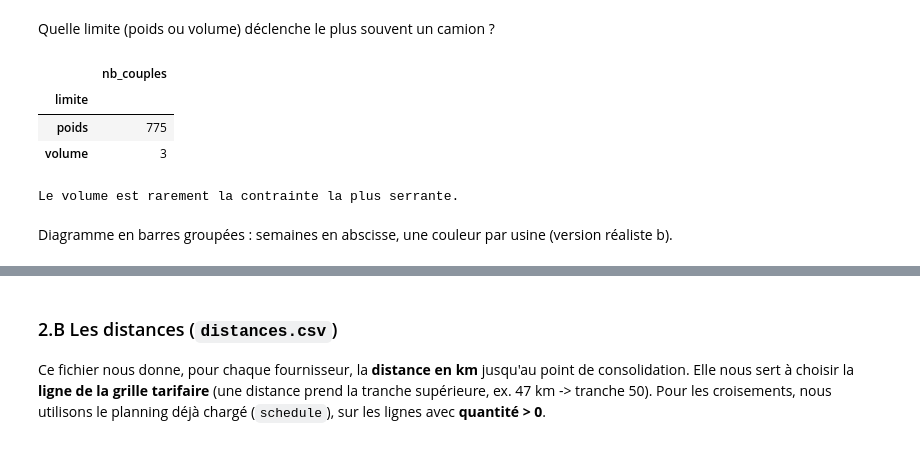
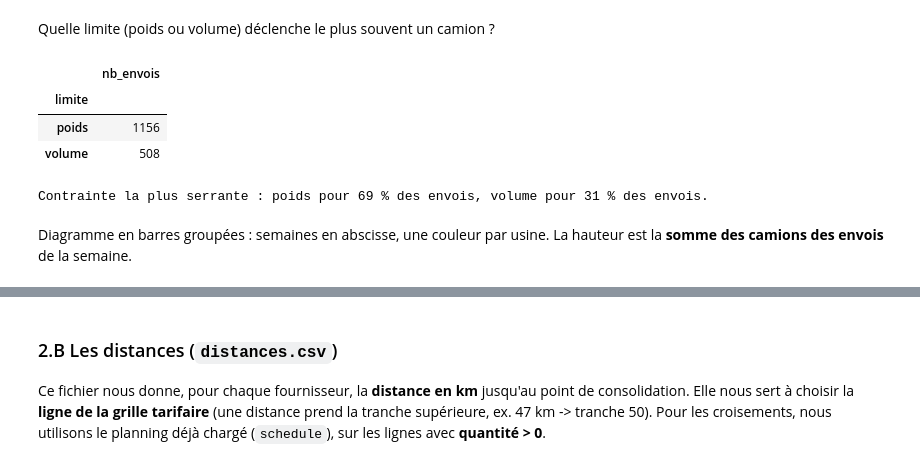
Before and after one commit to FlorentinBIAOU/Projet-IA, a Jupyter notebook: notebooks/milestone1.ipynb, the cells around one changed output, grey strips where cells are left out. Cells and saved outputs as stored; diff of their text form; code cells hidden in the pictures.

```diff
--- a/notebooks/milestone1.ipynb
+++ b/notebooks/milestone1.ipynb
@@ -913,12 +915,21 @@ Nous ne gardons que les vrais besoins (quantité > 0) et nous mettons à 0 les p
 # %%
-# Notre base de travail pour les camions : uniquement les vrais besoins (quantite > 0).
-# Les poids/volumes manquants sont mis a 0 (choix H4), pour pouvoir additionner sans inventer.
+# Notre base de travail : uniquement les vrais besoins (quantite > 0).
 base10 = schedule[schedule["schedule_quantity"] > 0].copy()
 base10["semaine"] = pd.to_datetime(base10["date"], errors="coerce").dt.to_period("W").dt.start_time
+# Marqueurs H15, calcules avant tout remplacement (meme regle que le pipeline 4.5).
+base10["poids_manquant"] = base10["weight"].isna()
+base10["volume_manquant"] = base10["volume"].isna()
+sup_avec_distance = distances.loc[distances["distance"].notna(), "supplier_id"]
+base10["sans_distance"] = ~base10["supplier_id"].isin(sup_avec_distance)
+base10["statut"] = np.where(
+    base10["poids_manquant"] | base10["volume_manquant"] | base10["sans_distance"],
+    "non optimise : info manquante", "optimise")
+# Poids/volumes manquants mis a 0 (choix H4), pour additionner sans inventer.
 base10["weight"] = base10["weight"].fillna(0.0)
 base10["volume"] = base10["volume"].fillna(0.0)
 usines = sorted(base10["plant"].unique())
 print("Lignes utiles (quantite > 0) :", len(base10))
+print("Dont optimisees (H15)        :", int((base10["statut"] == "optimise").sum()))
 print("Usines :", usines)
 # %% [output]
 Lignes utiles (quantite > 0) : 4769
@@ -998,16 +1016,18 @@ comparaison.head(12)
 # %% [markdown]
 Quelle limite (poids ou volume) déclenche le plus souvent un camion ?
 # %%
-actifs = par_couple[par_couple["camions"] > 0]
-display(actifs["limite"].value_counts().to_frame("nb_couples"))
-part_volume = (actifs["limite"] == "volume").mean()
-print("Le volume est", "souvent" if part_volume > 0.5 else "rarement", "la contrainte la plus serrante.")
+actifs = envois[envois["camions"] > 0]
+repartition = actifs["limite"].value_counts()
+display(repartition.to_frame("nb_envois"))
+part_poids = (actifs["limite"] == "poids").mean()
+print("Contrainte la plus serrante : poids pour", round(part_poids * 100), "% des envois,",
+      "volume pour", round((1 - part_poids) * 100), "% des envois.")
 # %% [output]
-|  | nb_couples |
+|  | nb_envois |
 | limite |  |
-| poids | 775 |
-| volume | 3 |
+| poids | 1156 |
+| volume | 508 |
-Le volume est rarement la contrainte la plus serrante.
+Contrainte la plus serrante : poids pour 69 % des envois, volume pour 31 % des envois.
 # %% [markdown]
-Diagramme en barres groupées : semaines en abscisse, une couleur par usine (version réaliste b).
+Diagramme en barres groupées : semaines en abscisse, une couleur par usine. La hauteur est la **somme des camions des envois** de la semaine.
 # %%
```
Also changed, not shown: parts of 21 cells of this notebook, 6 other files.
